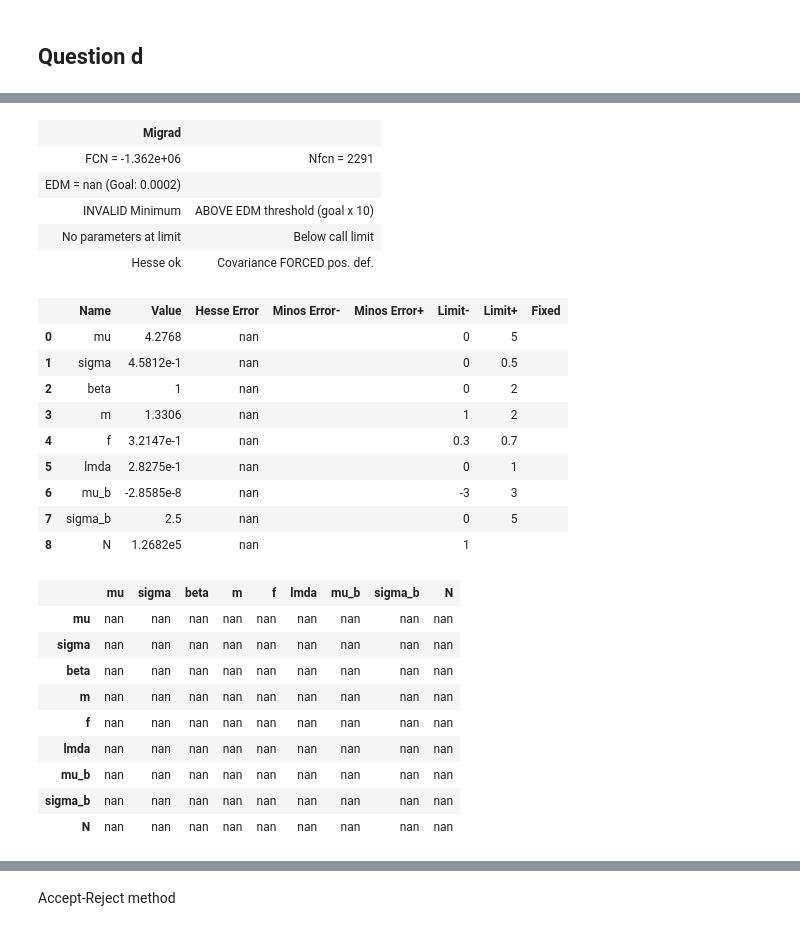
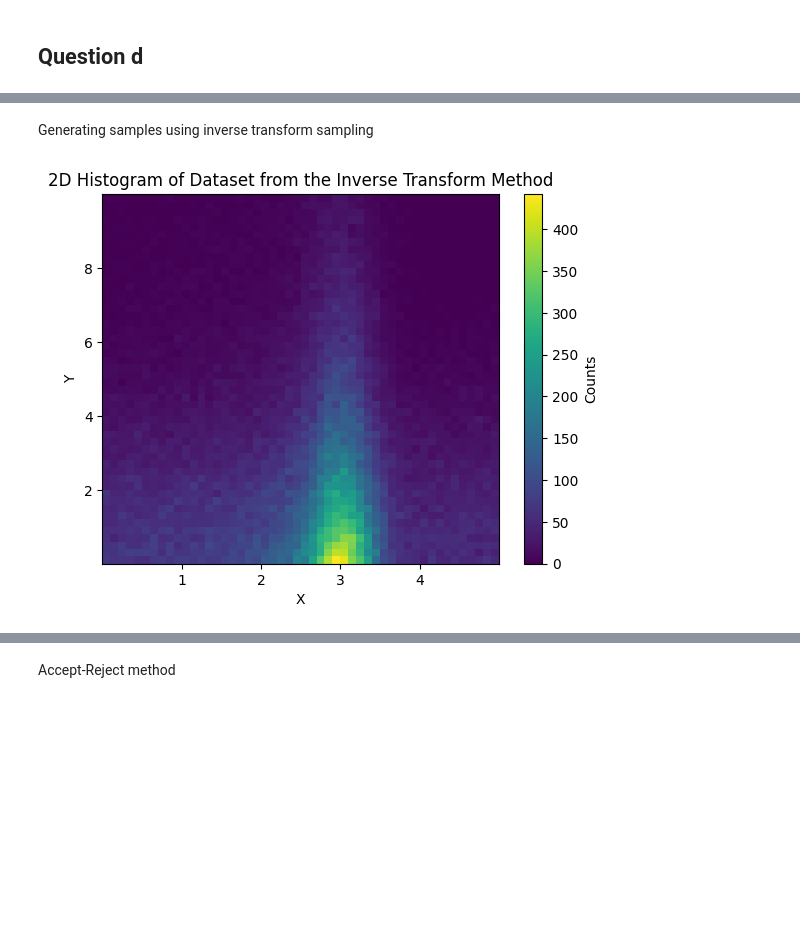
Before and after one commit to john-zhaoyuanzhen/Statistical-Methods-Coursework, a Jupyter notebook: s1.ipynb, the cells around one changed output, grey strips where cells are left out. Drawn from its saved outputs; the diff is of its cells as text; code cells hidden in the pictures; blank space fills up the shorter version.

```diff
--- a/s1.ipynb
+++ b/s1.ipynb
@@ -102,13 +121,15 @@ P.P.F Method
+# %% [markdown]
+Generating samples using inverse transform sampling
 # %%
-def generate_ppf(N, mu=3, sigma=0.3, beta=1, m=1.4, f=0.6, lmda=0.3, mu_b=0, sigma_b = 2.5, seed=50):
-    np.random.seed(seed)
+def inverse_transform_sampling(N, mu=3, sigma=0.3, beta=1, m=1.4, f=0.6, lmda=0.3, mu_b=0, sigma_b = 2.5):
+    """Generate N samples from the joint distribution f_xy(x, y) using the inverse transform sampling method."""
     g_s_model = crystalball(beta=beta, m=m, loc=mu, scale=sigma)
     h_s_model = truncexpon(b=10*lmda, loc=0, scale=1/lmda)
     g_b_model = uniform(loc=0, scale=5)
     h_b_model = truncnorm(a=(0-mu_b)/sigma_b, b=(10-mu_b)/sigma_b, loc=mu_b, scale=sigma_b)
 
-    Ns = np.random.poisson(f * N)
-    Nb = np.random.poisson((1-f) * N)
+    Ns = int(f * N)
+    Nb = int((1-f) * N)
 
     g_s_uniform_samples = np.random.uniform(g_s_model.cdf(0), g_s_model.cdf(5), size=Ns)
     Xs = g_s_model.ppf(g_s_uniform_samples) # Make sure Xs are sampled in the range [0,5]
@@ -119,7 +140,9 @@ def generate_ppf(N, mu=3, sigma=0.3, beta=1, m=1.4, f=0.6, lmda=0.3, mu_b=0, sig
     Ys = h_s_model.rvs(size=Ns)
     Yb = h_b_model.rvs(size=Nb)
 
-    sevs = np.reshape((Xs, Ys), (Ns, 2))
-    bevs = np.reshape((Xb, Yb), (Nb, 2))
+    sevs = np.column_stack((Xs, Ys))
+    bevs = np.column_stack((Xb, Yb))
 
-    return np.concatenate((sevs, bevs))
+    xyvalues = np.concatenate((sevs, bevs))
+
+    return xyvalues
@@ -139,42 +149,11 @@ def density(xy, mu=3, sigma=0.3, beta=1, m=1.4, f=0.6, lmda=0.3, mu_b=0, sigma_b
-# %%
-nll = ExtendedUnbinnedNLL((dataset[:, 0], dataset[:, 1]), density, log=False, verbose=False)
-mi = Minuit(nll, mu=3, sigma=0.3, beta=1, m=1.4, f=0.6, lmda=0.3, mu_b=0, sigma_b=2.5, N=100000)
-mi.limits["mu"]=(0, 5)
-mi.limits["sigma"]=(0, 0.5)
-mi.limits["beta"]=(0, 2)
-mi.limits["m"]=(1, 2)
-mi.limits["f"]=(0.3, 0.7)
-mi.limits["lmda"]=(0, 1)
-mi.limits["mu_b"]=(-3,3)
-mi.limits["sigma_b"]=(0,5)
-mi.limits["N"]=(1, None)
-
-mi.migrad()
-mi.hesse()
-# %% [output]
-| Migrad |  |
-| FCN = -1.362e+06 | Nfcn = 2291 |
-| EDM = nan (Goal: 0.0002) |  |
-| INVALID Minimum | ABOVE EDM threshold (goal x 10) |
-| No parameters at limit | Below call limit |
-| Hesse ok | Covariance FORCED pos. def. |
-|  | Name | Value | Hesse Error | Minos Error- | Minos Error+ | Limit- | Limit+ | Fixed |
-| 0 | mu | 4.2768 | nan |  |  | 0 | 5 |  |
-| 1 | sigma | 4.5812e-1 | nan |  |  | 0 | 0.5 |  |
-| 2 | beta | 1 | nan |  |  | 0 | 2 |  |
-| 3 | m | 1.3306 | nan |  |  | 1 | 2 |  |
-| 4 | f | 3.2147e-1 | nan |  |  | 0.3 | 0.7 |  |
-| 5 | lmda | 2.8275e-1 | nan |  |  | 0 | 1 |  |
-| 6 | mu_b | -2.8585e-8 | nan |  |  | -3 | 3 |  |
-| 7 | sigma_b | 2.5 | nan |  |  | 0 | 5 |  |
-| 8 | N | 1.2682e5 | nan |  |  | 1 |  |  |
-|  | mu | sigma | beta | m | f | lmda | mu_b | sigma_b | N |
-| mu | nan | nan | nan | nan | nan | nan | nan | nan | nan |
-| sigma | nan | nan | nan | nan | nan | nan | nan | nan | nan |
-| beta | nan | nan | nan | nan | nan | nan | nan | nan | nan |
-| m | nan | nan | nan | nan | nan | nan | nan | nan | nan |
-| f | nan | nan | nan | nan | nan | nan | nan | nan | nan |
-| lmda | nan | nan | nan | nan | nan | nan | nan | nan | nan |
-| mu_b | nan | nan | nan | nan | nan | nan | nan | nan | nan |
-| sigma_b | nan | nan | nan | nan | nan | nan | nan | nan | nan |
-| N | nan | nan | nan | nan | nan | nan | nan | nan | nan |
+# %%
+inverse_transform_sampling_dataset = inverse_transform_sampling(100000)
+
+plt.hist2d(inverse_transform_sampling_dataset[:, 0], inverse_transform_sampling_dataset[:, 1], bins=[50, 50], cmap='viridis')
+plt.colorbar(label='Counts')
+plt.xlabel('X')
+plt.ylabel('Y')
+plt.title('2D Histogram of Dataset from the Inverse Transform Method')
+plt.show()
+# %% [output]
+[figure, added]
```
Also changed, not shown: parts of 24 cells of this notebook.
